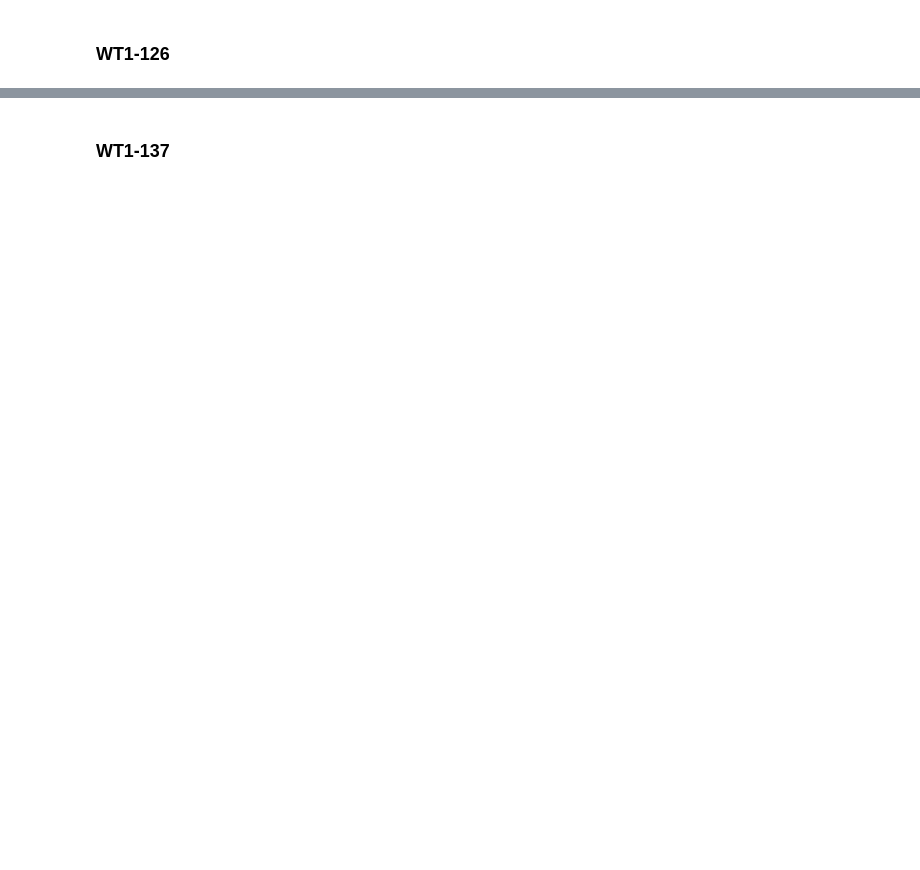
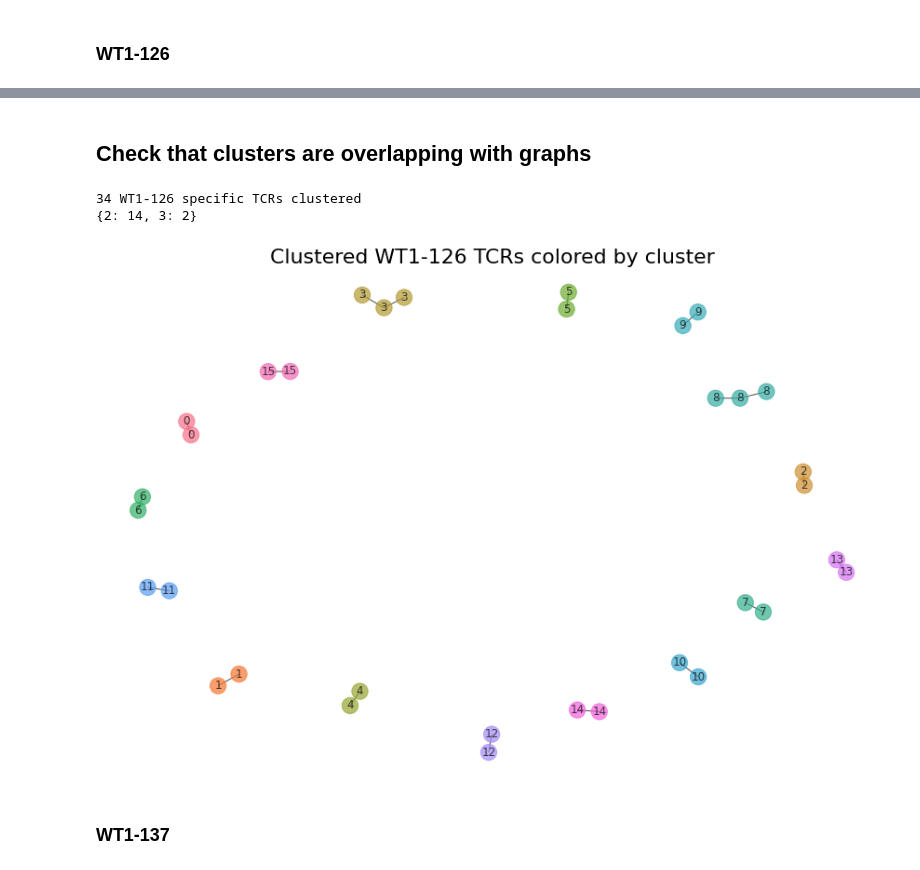
Before and after one commit to sgielis/WT1_TCR, a Jupyter notebook: notebooks/training_data/cluster_training_data.ipynb, the cells around one changed output, grey strips where cells are left out. Drawn from its saved outputs; the diff is of its cells as text; code cells hidden in the pictures; blank space fills up the shorter version.

```diff
--- a/notebooks/training_data/cluster_training_data.ipynb
+++ b/notebooks/training_data/cluster_training_data.ipynb
@@ -330,3 +373,53 @@ cluster size: 3 for cluster 9
+# %% [markdown]
+## Check that clusters are overlapping with graphs
+# %%
+def assign_cluster_colors(graph, data):
+
+    color_map = []
+    colored_categories= []
+    color_legend = []
+    # Generate color dict
+    categories = set(data['cluster'].tolist())
+    categories = [str(x) for x in categories]
+    category_dir = {}
+    palette = sns.color_palette("husl",len(categories))
+    for cat, nr in zip(categories,range(0,len(categories),1)):
+        category_dir[cat] = palette[nr]
+
+    # Assign color to cluster
+    for node in graph:
+        cat = str(data[data['CDR3_beta']==node]['cluster'].tolist()[0])
+        color_map.append(category_dir[cat])
+        if cat not in colored_categories:
+            # Generate color legend
+            color_legend.append(mpatches.Patch(color=category_dir[cat], label=cat))
+            colored_categories.append(cat)
+
+    return color_map, color_legend
+# %%
+cls = clustered_data.clusters_df
+cls = cls.rename(columns = {'CDR3':'CDR3_beta'})
+data_126 = data_126.merge(cls,how='inner', on=['CDR3_beta'])
+dict_126 = {}
+for index, row in data_126.iterrows():
+    dict_126[row['CDR3_beta']]= row['cluster']
+
+G = get_graph(clustered_data, os.path.join(results_dir,'edges_126.txt'))
+print(G.number_of_nodes(), 'WT1-126 specific TCRs clustered')
+
+# Draw graph with colors
+plt.rcParams['figure.figsize'] = [15, 10]
+plt.title('Clustered WT1-126 TCRs colored by cluster',fontsize=22)
+color_map, color_legend = assign_cluster_colors(G,data_126)
+pos = nx.spring_layout(G, seed=1)
+nx.draw(G, pos = pos,node_color = color_map, with_labels = True,alpha=0.7,labels=dict_126)
+
+nr_nodes= get_node_sizes(G)
+print({x:nr_nodes.count(x) for x in sorted(nr_nodes)})
+# %% [output]
+34 WT1-126 specific TCRs clustered
+{2: 14, 3: 2}
+[figure, added]
 # %% [markdown]
 ### WT1-137
 # %%
```
Also changed, not shown: parts of 16 cells of this notebook.
